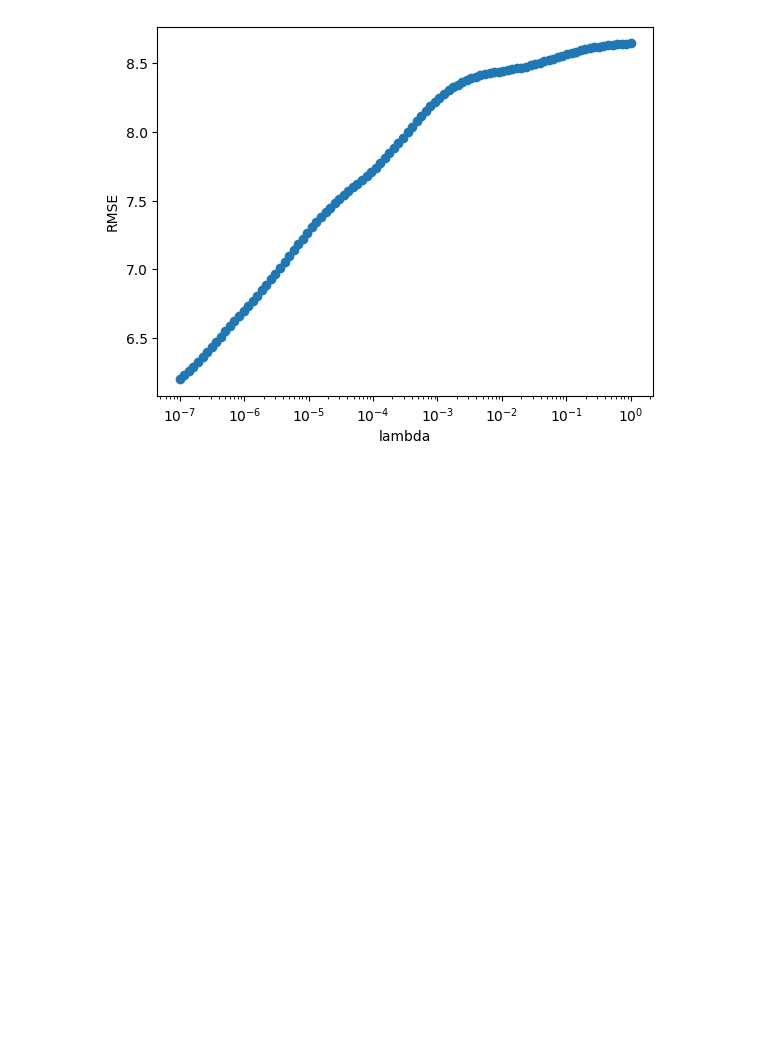
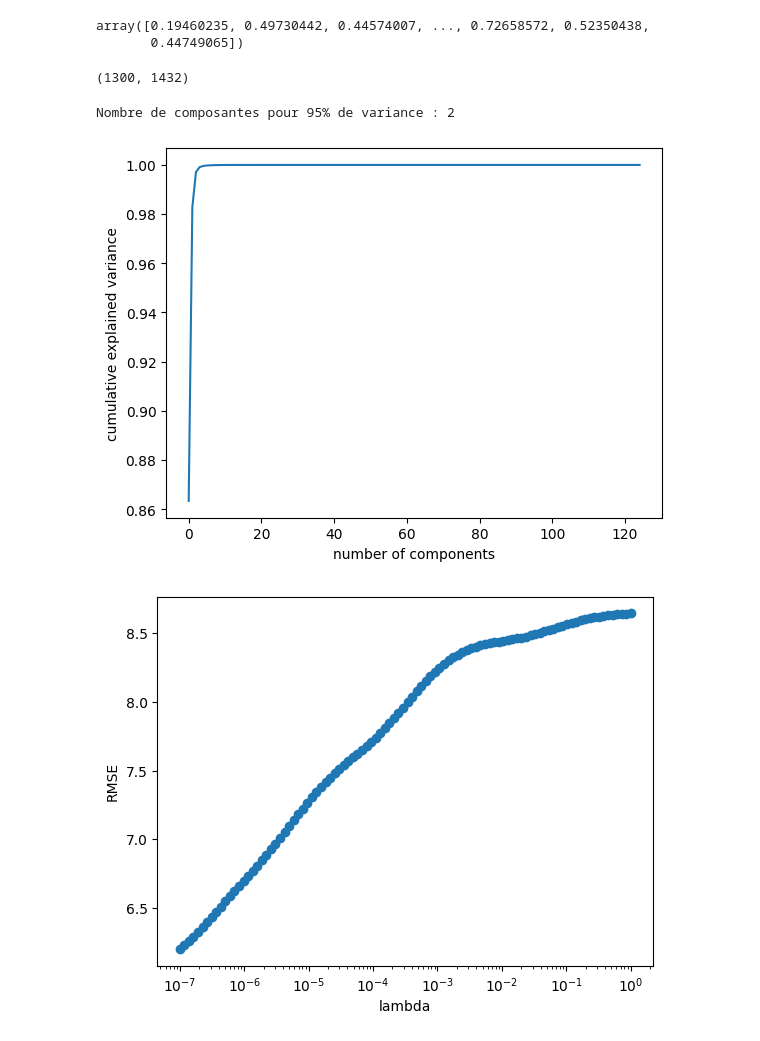
Before and after one commit to eferrer11/ML-project-heroin, a Jupyter notebook: ridge_reg.ipynb, the cells around one changed output. Drawn from its saved outputs; the diff is of its cells as text; code cells hidden in the pictures; blank space fills up the shorter version.

```diff
--- a/ridge_reg.ipynb
+++ b/ridge_reg.ipynb
@@ -14,7 +18,15 @@ pure_heroin = subspures[(subspures['substance'] == 'heroin (white)') | (subspure
+# %%
+np.linalg.norm(data.iloc[:,6:].values, axis=1)
+# %% [output]
+array([0.19460235, 0.49730442, 0.44574007, ..., 0.72658572, 0.52350438,
+       0.44749065])
 # %%
 distances = cdist(data.iloc[:,6:].to_numpy(), pure_heroin.iloc[:, 1:].to_numpy(), metric = 'euclidean')
 dist_her = pd.DataFrame(distances, index = data.iloc[:,6:].index, columns=pure_heroin.iloc[:,1:].index)
 # %%
-#normalized_data = preprocessing.normalize(data.iloc[:, 6:].values)
-#normalized_substances = preprocessing.normalize(subspures.iloc[:,1:].values)
+normalized_data = preprocessing.normalize(data.iloc[:, 6:].values)
+normalized_substances = preprocessing.normalize(subspures.iloc[:,1:].values)
 data_new_features2 = data.iloc[:, 6:].values.dot(subspures.iloc[:,1:].values.T)
+print(data_new_features2.shape)
+# %% [output]
+(1300, 1432)
@@ -30,3 +33,30 @@ X_train, X_valid, y_train, y_valid = train_test_split(X, y, test_size=0.15, rand
+# %%
+spectrum = data_new_features2
+spectrum_filtered = pd.DataFrame(savgol_filter(spectrum, 7, 3, deriv = 2, axis = 1))
+
+X = data_new_features2
+y = data['PURITY']
+
+pca = PCA()
+X_pca = pca.fit_transform(data.iloc[:, 6:].values)
+plt.plot(np.cumsum(pca.explained_variance_ratio_))
+plt.xlabel('number of components')
+plt.ylabel('cumulative explained variance')
+
+# Calcul de la variance expliquée cumulée
+cumulative_variance = pca.explained_variance_ratio_.cumsum()
+# Trouver le nombre de composantes pour expliquer 95% de la variance
+n_components_95 = (cumulative_variance >= 0.95).argmax() + 1
+print(f"Nombre de composantes pour 95% de variance : {n_components_95}")
+# Perform PCA
+pca = PCA(150)
+pca.fit(X)
+X_pca = pca.transform(X)
+
+X_train, X_valid, y_train, y_valid = train_test_split(X_pca, y, test_size=0.15, random_state=42)
+# %% [output]
+Nombre de composantes pour 95% de variance : 2
+[figure, added]
 # %%
 model = Ridge() #ridge regressors model
 param_grid = {'alpha': np.logspace(-7, 0, 100)} #hyperparamater alpha
```
Also changed, not shown: parts of 4 cells of this notebook, 3 other files.
